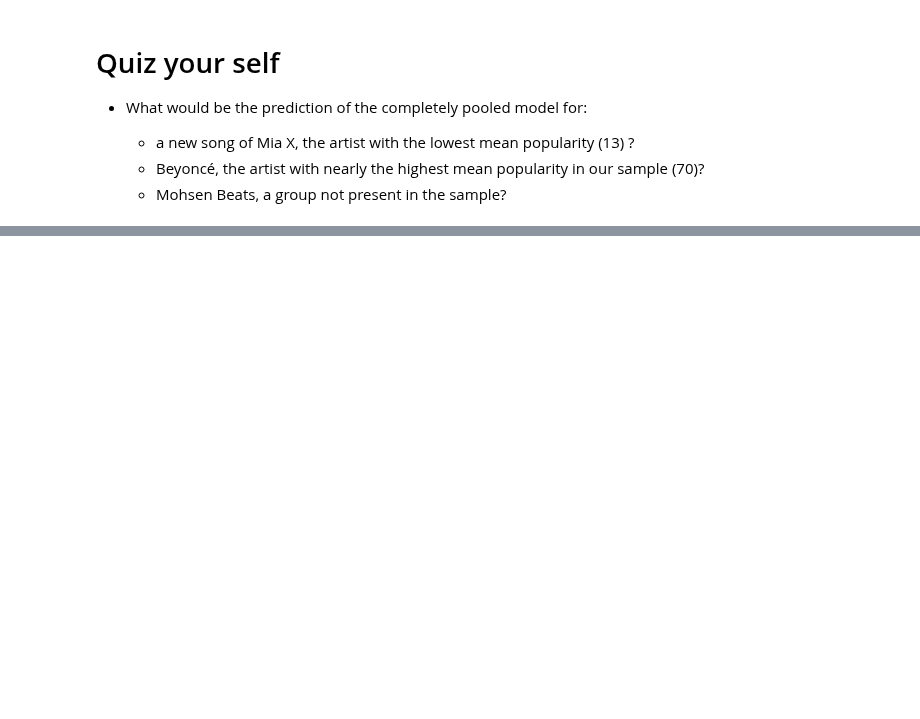
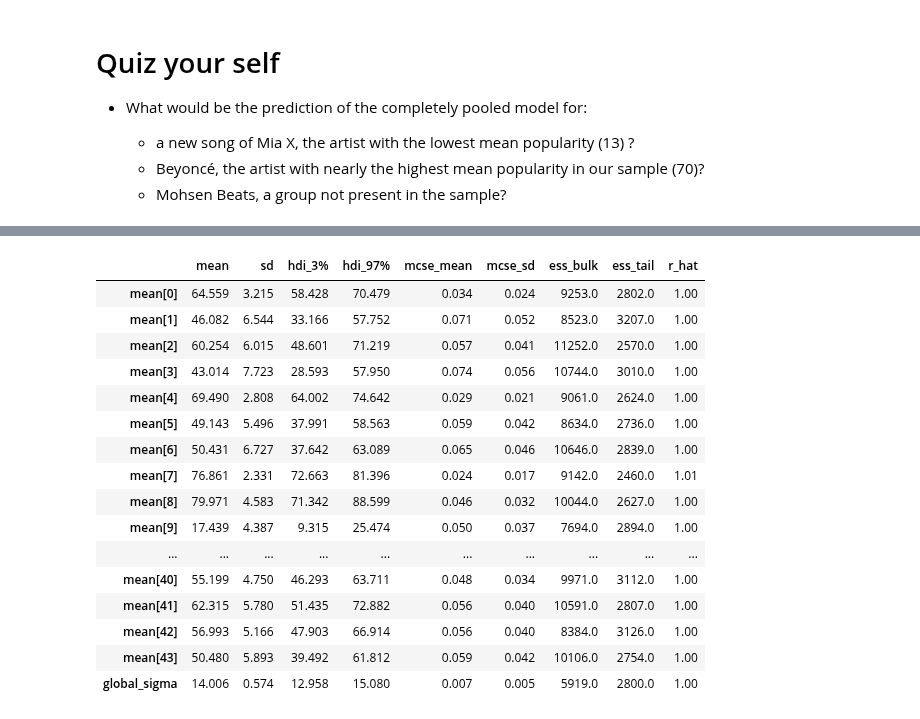
Before and after one commit to gcorani/bda, a Jupyter notebook: 3b-ProbProgramming-hierarchical.ipynb, the cells around one changed output, grey strips where cells are left out. Saved outputs shown, nothing was run; the diff lists cells and outputs as text; code cells hidden in the pictures; blank space fills up the shorter version.

```diff
--- a/3b-ProbProgramming-hierarchical.ipynb
+++ b/3b-ProbProgramming-hierarchical.ipynb
@@ -197,0 +334,21 @@ Y_{ij} | \mu, \sigma & \sim N(\mu, \sigma^2) \\
+# %%
+# one mean for each artisti
+az.summary(trace_unpooled)
+# %% [output]
+|  | mean | sd | hdi_3% | hdi_97% | mcse_mean | mcse_sd | ess_bulk | ess_tail | r_hat |
+| mean[0] | 64.559 | 3.215 | 58.428 | 70.479 | 0.034 | 0.024 | 9253.0 | 2802.0 | 1.00 |
+| mean[1] | 46.082 | 6.544 | 33.166 | 57.752 | 0.071 | 0.052 | 8523.0 | 3207.0 | 1.00 |
+| mean[2] | 60.254 | 6.015 | 48.601 | 71.219 | 0.057 | 0.041 | 11252.0 | 2570.0 | 1.00 |
+| mean[3] | 43.014 | 7.723 | 28.593 | 57.950 | 0.074 | 0.056 | 10744.0 | 3010.0 | 1.00 |
+| mean[4] | 69.490 | 2.808 | 64.002 | 74.642 | 0.029 | 0.021 | 9061.0 | 2624.0 | 1.00 |
+| mean[5] | 49.143 | 5.496 | 37.991 | 58.563 | 0.059 | 0.042 | 8634.0 | 2736.0 | 1.00 |
+| mean[6] | 50.431 | 6.727 | 37.642 | 63.089 | 0.065 | 0.046 | 10646.0 | 2839.0 | 1.00 |
+| mean[7] | 76.861 | 2.331 | 72.663 | 81.396 | 0.024 | 0.017 | 9142.0 | 2460.0 | 1.01 |
+| mean[8] | 79.971 | 4.583 | 71.342 | 88.599 | 0.046 | 0.032 | 10044.0 | 2627.0 | 1.00 |
+| mean[9] | 17.439 | 4.387 | 9.315 | 25.474 | 0.050 | 0.037 | 7694.0 | 2894.0 | 1.00 |
+| ... | ... | ... | ... | ... | ... | ... | ... | ... | ... |
+| mean[40] | 55.199 | 4.750 | 46.293 | 63.711 | 0.048 | 0.034 | 9971.0 | 3112.0 | 1.00 |
+| mean[41] | 62.315 | 5.780 | 51.435 | 72.882 | 0.056 | 0.040 | 10591.0 | 2807.0 | 1.00 |
+| mean[42] | 56.993 | 5.166 | 47.903 | 66.914 | 0.056 | 0.040 | 8384.0 | 3126.0 | 1.00 |
+| mean[43] | 50.480 | 5.893 | 39.492 | 61.812 | 0.059 | 0.042 | 10106.0 | 2754.0 | 1.00 |
+| global_sigma | 14.006 | 0.574 | 12.958 | 15.080 | 0.007 | 0.005 | 5919.0 | 2800.0 | 1.00 |
```
Also changed, not shown: parts of 26 cells of this notebook, 4 other files.
